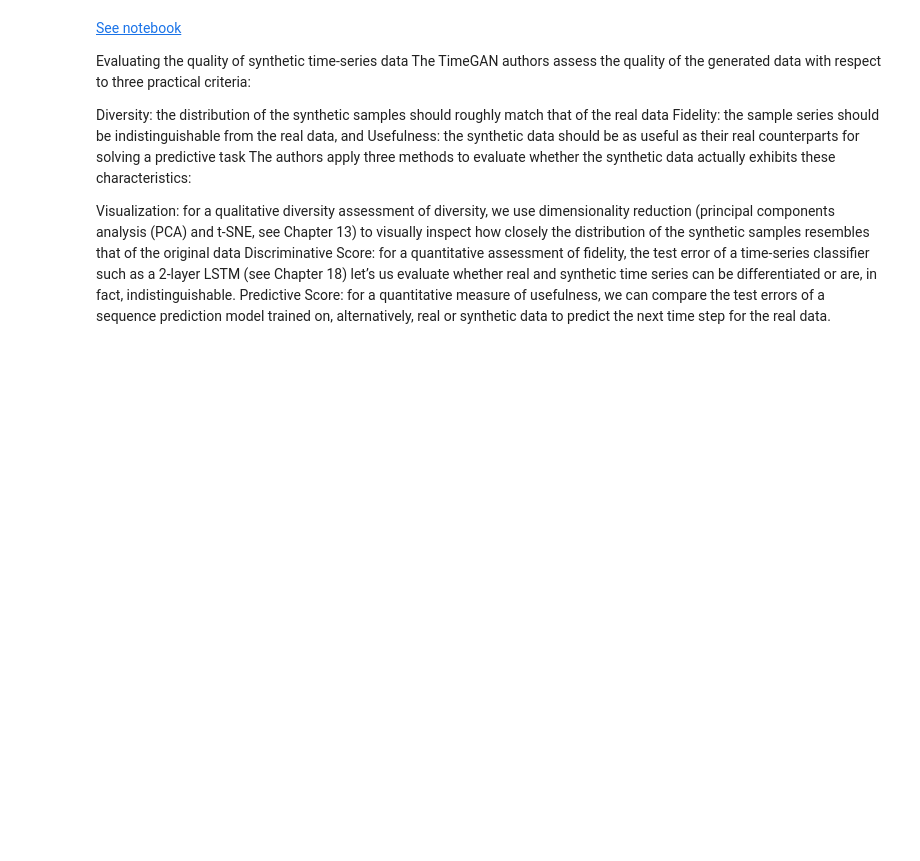
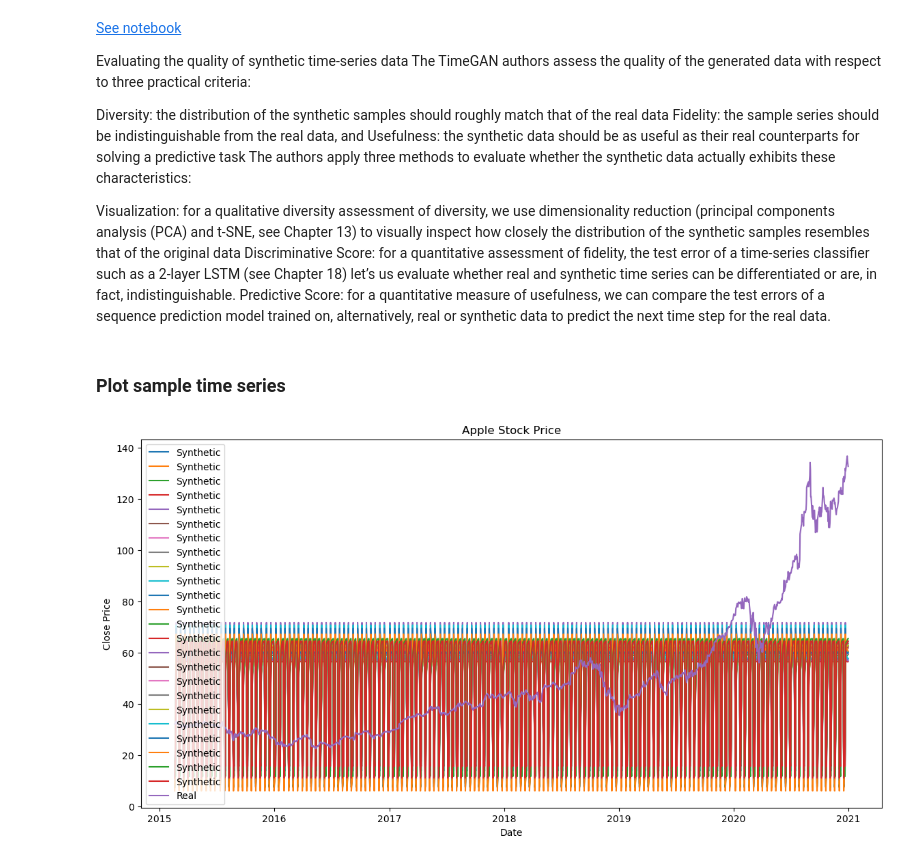
Before and after one commit to philbeliveau/GAN, a Jupyter notebook: Time_GAN Implementation.ipynb, the cells around one changed output. Saved outputs shown, nothing was run; the diff lists cells and outputs as text; code cells hidden in the pictures; blank space fills up the shorter version.

```diff
--- a/Time_GAN Implementation.ipynb
+++ b/Time_GAN Implementation.ipynb
@@ -614,2 +864,10 @@ The embedder is trained jointly with the supervisor, by minimizing two loss func
 # %% [markdown]
 ## Generate synthetic data
+# %%
+generated_data = []
+for i in range(int(n_windows / batch_size)):
+    random_series_iter = iter(random_series)
+    Z_ = next(random_series_iter)
+    Z_ = Z_.squeeze(-1)
+    d = synthetic_data(Z_)
+    generated_data.append(d)
@@ -615,0 +894,3 @@ The embedder is trained jointly with the supervisor, by minimizing two loss func
+# %%
+generated_data = np.array(np.vstack(generated_data))
+generated_data.shape
@@ -615,0 +904,5 @@ The embedder is trained jointly with the supervisor, by minimizing two loss func
+# %%
+generated_data = (scaler.inverse_transform(generated_data
+                                           .reshape(-1, n_seq))
+                  .reshape(-1, seq_len, n_seq))
+generated_data.shape
@@ -615,0 +911,9 @@ The embedder is trained jointly with the supervisor, by minimizing two loss func
+# %%
+import numpy as np
+
+# Convert each tensor to a numpy array and stack them
+generated_data_array = np.stack([tensor.detach().numpy() for tensor in generated_data])
+
+# Now you can reshape and transform the data
+generated_data = (scaler.inverse_transform(generated_data_array.reshape(-1, n_seq))
+                  .reshape(-1, seq_len, n_seq))
@@ -630,3 +938,17 @@ The authors apply three methods to evaluate whether the synthetic data actually
 Visualization: for a qualitative diversity assessment of diversity, we use dimensionality reduction (principal components analysis (PCA) and t-SNE, see Chapter 13) to visually inspect how closely the distribution of the synthetic samples resembles that of the original data
 Discriminative Score: for a quantitative assessment of fidelity, the test error of a time-series classifier such as a 2-layer LSTM (see Chapter 18) let’s us evaluate whether real and synthetic time series can be differentiated or are, in fact, indistinguishable.
 Predictive Score: for a quantitative measure of usefulness, we can compare the test errors of a sequence prediction model trained on, alternatively, real or synthetic data to predict the next time step for the real data.
+# %% [markdown]
+### Plot sample time series
+# %%
+# Now plot the time series against each other, the Real vs the Synthetic
+plt.figure(figsize=(14, 7))
+plt.plot(df['Date'].values[-len(generated_data):], generated_data[:, :, 0], label='Synthetic')
+plt.plot(df['Date'].values[-len(generated_data):], df['Close'].values[-len(generated_data):], label='Real')
+plt.xlabel('Date')
+plt.ylabel('Close Price')
+plt.title('Apple Stock Price')
+plt.legend()
+plt.show()
+# %% [output]
+[figure, added]
```
Also changed, not shown: parts of 26 cells of this notebook, 48 other files.
